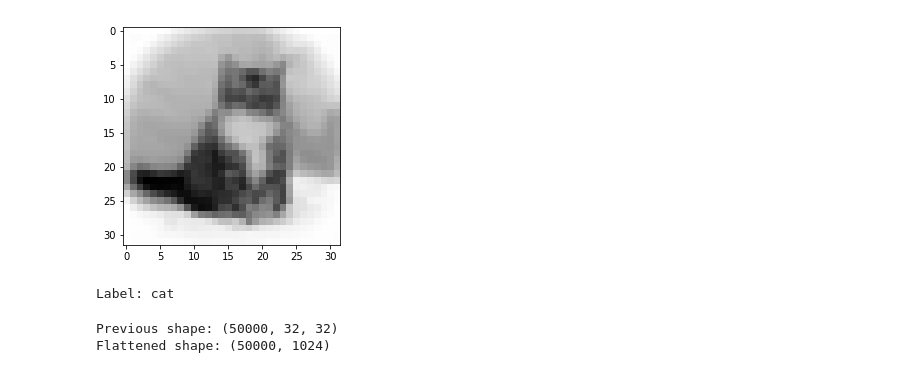
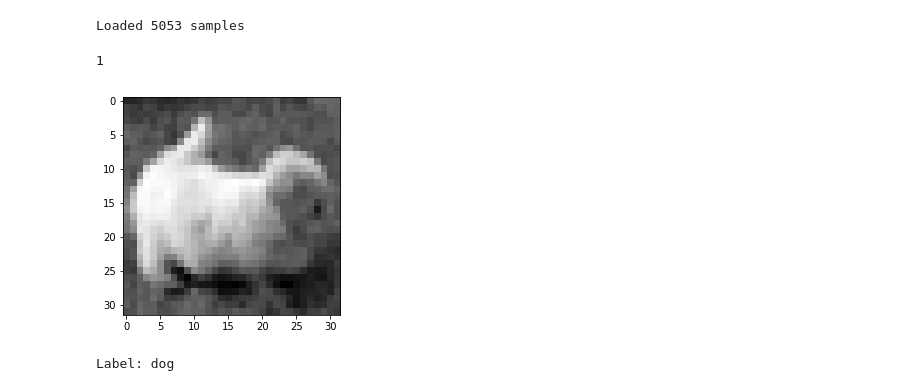
Before and after one commit to rossanez/MO444-2s2017, a Jupyter notebook: Trab02/MO444_2017_Trab02_Grupo05.ipynb, the cells around one changed output. Drawn from its saved outputs; the diff is of its cells as text; code cells hidden in the pictures.

```diff
--- a/Trab02/MO444_2017_Trab02_Grupo05.ipynb
+++ b/Trab02/MO444_2017_Trab02_Grupo05.ipynb
@@ -9,6 +9,7 @@
 
 from __future__ import print_function
 import glob
+import random
 from math import sqrt
 import matplotlib.pyplot as plt
 import numpy as np
@@ -28,44 +29,48 @@ int_classes = preprocessing.LabelEncoder().fit_transform(classes) # [0, 1, 2, 3,
 onehot_encoder = preprocessing.OneHotEncoder(sparse=False)
 onehot_classes = onehot_encoder.fit_transform(int_classes.reshape(len(int_classes), 1))
 
-def load_image_dataset(name, n=None):
-    X = []
-    Y = []
+def load_image_dataset(name, sample=1., as_gray=False):
+    """Loads an image dataset
+    name: directory in which dataset is defined
+    sample: fraction of the dataset to be loaded [0, 1]
+    as_gray: read images as grayscale to have a 32x32 matrix, instead of a 32x32x3 matrix in case of RGB.
+    """
+    random.seed(1)
+    X, Y = [], []
     with open('cifar-10/%s/labels' % name) as labels:
         i = 0
         for path in sorted(glob.glob('cifar-10/%s/*.png' % name)):
-            # Reading the images as grayscale to have a 32x32 matrix,
-            # instead of a 32x32x3 matrix in case of RGB.
-            X.append(imread(path, as_grey=True))
-            Y.append(int(labels.next()))
-            i += 1
-            if n != None and i >= n:
-                break
-    return np.array(X), np.array(Y)
+            y = int(labels.next())
+            if random.random() > sample:
+                continue
+            Y.append(y)
+            X.append(imread(path, as_grey=as_gray))
+    X, Y = np.array(X), np.array(Y)
+    n_dim = reduce(lambda x, y: x * y, X.shape[1:])
+    return X.reshape(-1, n_dim), Y
+
+def display_image(x):
+    """Prints a colored or grayscale 32x32 image"""
+    colors = x.shape[0] / 32 / 32
+    cmap = 'gray' if colors == 1 else 'jet'
+    new_shape = (32, 32) if colors == 1 else (32, 32, colors)
+    plt.imshow(x.reshape(new_shape), cmap=cmap)
+    plt.show()
 # %%
 # Load train dataset
-data_X, data_Y = load_image_dataset('train')
+data_X, data_Y = load_image_dataset('train', as_gray=True, sample=0.1)
+print("Loaded %d samples" % len(data_X))
+# %% [output]
+Loaded 5053 samples
 # %%
 # Take a look at a sample and its class (207 should be a cat [3])
-plt.imshow(data_X[207], cmap='gray')
-plt.show()
+display_image(data_X[207])
 
 print('Label: %s' % classes[int(data_Y[207])])
 # %% [output]
+1
-[figure, old version]
+[figure, new version]
-Label: cat
+Label: dog
-# %%
-# Flatten data to 1-D
-def flatten_data(data):
-    print('Previous shape: {}'.format(data.shape))
-    reshaped = data.reshape(-1, 32*32)
-    print('Flattened shape: {}'.format(reshaped.shape))
-    return reshaped
-
-data_X = flatten_data(data_X)
-# %% [output]
-Previous shape: (50000, 32, 32)
-Flattened shape: (50000, 1024)
 # %%
 # Implementing K-Fold to help avoiding overfitting
 from sklearn.model_selection import KFold
```
Also changed, not shown: parts of 5 cells of this notebook.
